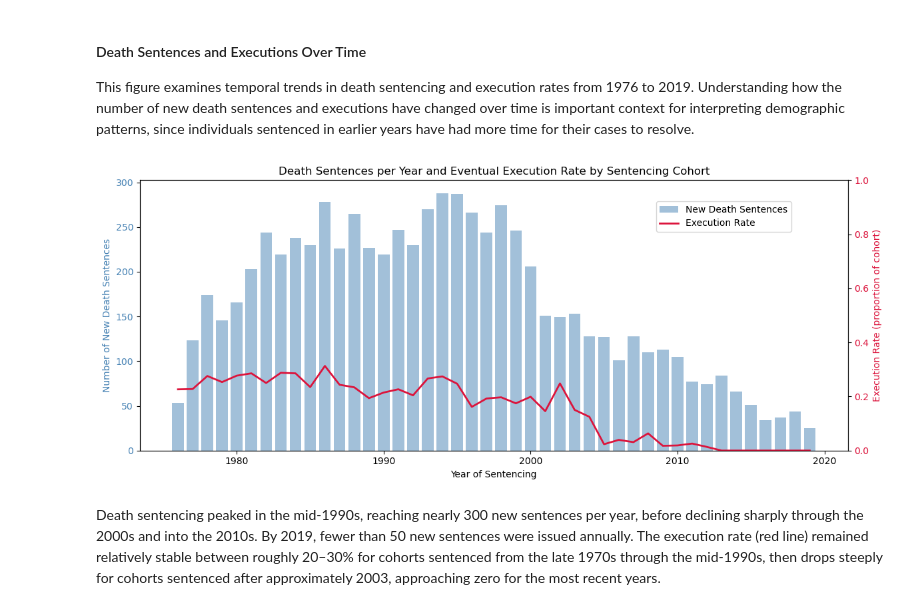
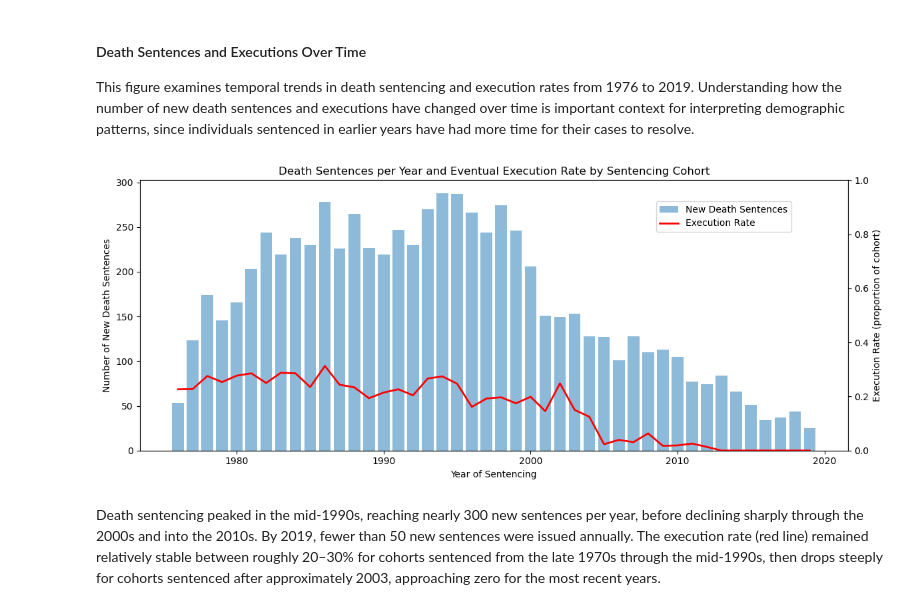
Before and after one commit to COGS108/Group152_WI26, a Jupyter notebook: 03-FinalProject.ipynb, the cells around one changed output. Saved outputs shown, nothing was run; the diff lists cells and outputs as text; code cells hidden in the pictures.

```diff
--- a/03-FinalProject.ipynb
+++ b/03-FinalProject.ipynb
@@ -479,30 +606,30 @@ for interpreting demographic patterns, since individuals sentenced in earlier ye
 # %%
 sentences_by_year = df.groupby('sentencing_year').size().reset_index(name='sentences')
 
 # Executions per year sentenced (as a proportion of sentences that year)
 exec_by_year = df[df['executed'] == True].groupby('sentencing_year').size().reset_index(name='executions')
 trend = sentences_by_year.merge(exec_by_year, on='sentencing_year', how='left').fillna(0)
 trend['execution_rate'] = trend['executions'] / trend['sentences']
 
 fig, ax1 = plt.subplots(figsize=(12, 5))
 
-ax1.bar(trend['sentencing_year'], trend['sentences'], color='steelblue', alpha=0.5, label='New Death Sentences')
+ax1.bar(trend['sentencing_year'], trend['sentences'], alpha=0.5, label='New Death Sentences')
 ax1.set_xlabel('Year of Sentencing')
-ax1.set_ylabel('Number of New Death Sentences', color='steelblue')
-ax1.tick_params(axis='y', labelcolor='steelblue')
+ax1.set_ylabel('Number of New Death Sentences',)
+ax1.tick_params(axis='y')
 
 ax2 = ax1.twinx()
-ax2.plot(trend['sentencing_year'], trend['execution_rate'], color='crimson', linewidth=2, label='Execution Rate')
-ax2.set_ylabel('Execution Rate (proportion of cohort)', color='crimson')
-ax2.tick_params(axis='y', labelcolor='crimson')
+ax2.plot(trend['sentencing_year'], trend['execution_rate'], color='red', linewidth=2, label='Execution Rate')
+ax2.set_ylabel('Execution Rate (proportion of cohort)')
+ax2.tick_params(axis='y')
 ax2.set_ylim(0, 1)
 
 plt.title('Death Sentences per Year and Eventual Execution Rate by Sentencing Cohort')
 fig.legend(loc='upper right', bbox_to_anchor=(0.88, 0.88))
 plt.tight_layout()
 plt.show()
 # %% [output]
-[figure, old version]
+[figure, new version]
 # %% [markdown]
 Death sentencing peaked in the mid-1990s, reaching nearly 300 new sentences per year, before declining sharply through the 2000s and into the 2010s. By 2019, fewer than 50 new sentences were issued annually. The execution rate (red line) remained relatively stable between roughly 20–30% for cohorts sentenced from the late 1970s through the mid-1990s, then drops steeply for cohorts sentenced after approximately 2003, approaching zero for the most recent years.
 # %% [markdown]
```
Also changed, not shown: parts of 56 cells of this notebook.
